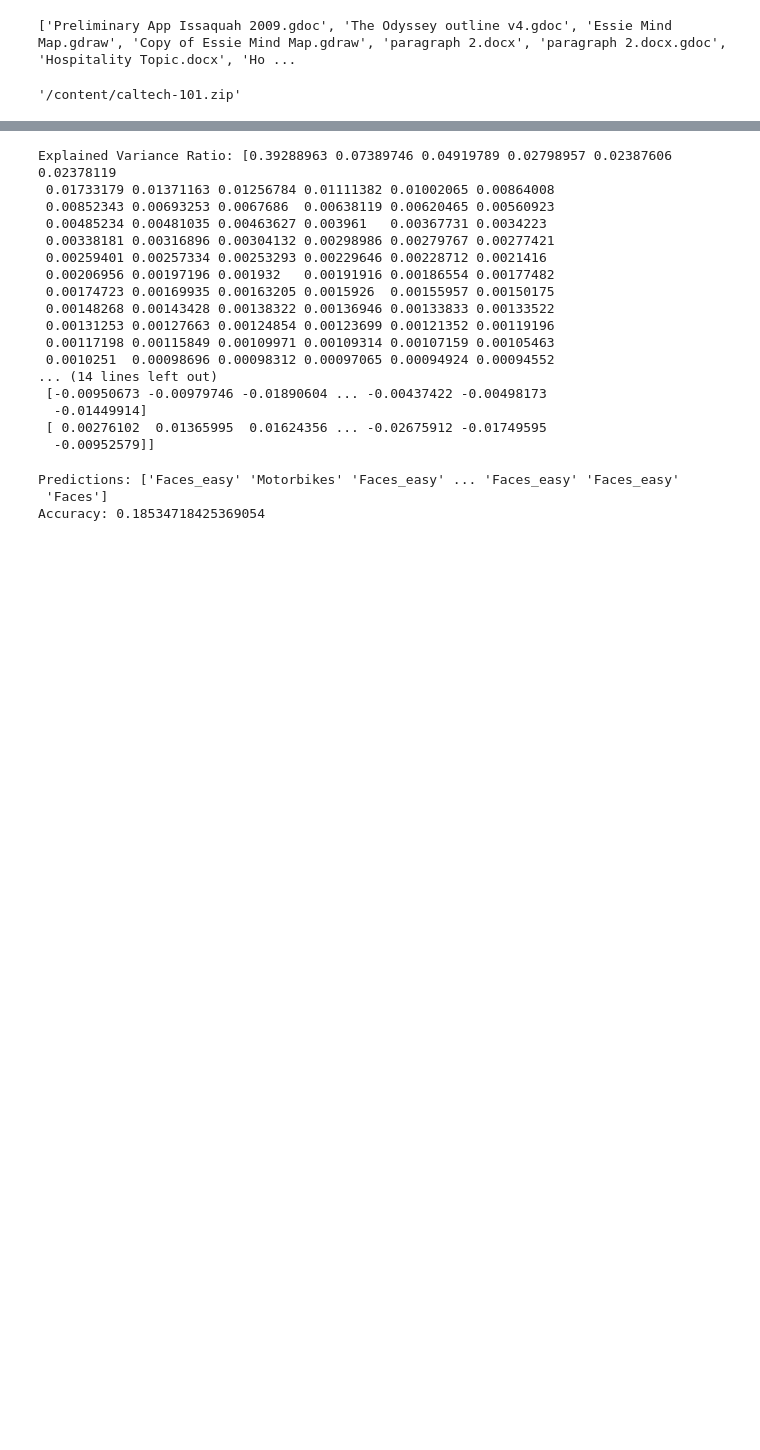
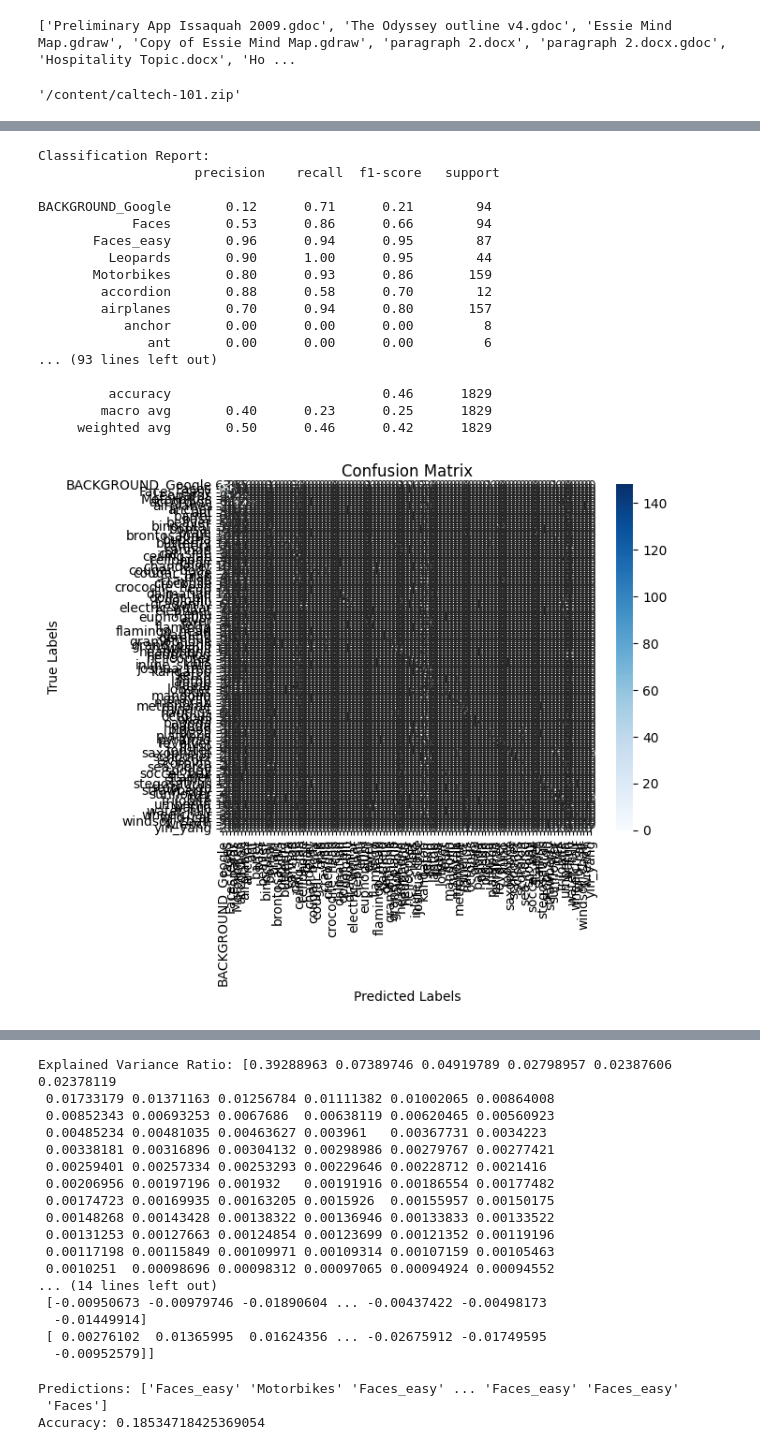
Before and after one commit to AARomanow/wiki, a Jupyter notebook: Caltech101_2.ipynb, the cells around one changed output, grey strips where cells are left out. Drawn from its saved outputs; the diff is of its cells as text; code cells hidden in the pictures; blank space fills up the shorter version.

```diff
--- a/Caltech101_2.ipynb
+++ b/Caltech101_2.ipynb
@@ -290,0 +415,45 @@ BACKGROUND_Google       0.11      0.81      0.20        88
+# %%
+import numpy as np
+from sklearn.metrics import confusion_matrix
+import seaborn as sns
+import matplotlib.pyplot as plt
+
+# Predict the labels for the test data
+test_predictions = svm.predict(test_images_pca)
+
+# Evaluate accuracy on the test set
+test_accuracy = accuracy_score(test_labels, test_predictions)
+
+# Generate classification report on the test set
+classification_rep = classification_report(test_labels, test_predictions)
+print("Classification Report:\n", classification_rep)
+
+# Generate confusion matrix
+cm = confusion_matrix(test_labels, test_predictions)
+
+# Plot confusion matrix as heatmap
+class_names = np.unique(test_labels)
+sns.heatmap(cm, annot=True, fmt="d", cmap="Blues", xticklabels=class_names, yticklabels=class_names)
+plt.title('Confusion Matrix')
+plt.xlabel('Predicted Labels')
+plt.ylabel('True Labels')
+plt.show()
+# %% [output]
+Classification Report:
+                    precision    recall  f1-score   support
+
+BACKGROUND_Google       0.12      0.71      0.21        94
+            Faces       0.53      0.86      0.66        94
+       Faces_easy       0.96      0.94      0.95        87
+         Leopards       0.90      1.00      0.95        44
+       Motorbikes       0.80      0.93      0.86       159
+        accordion       0.88      0.58      0.70        12
+        airplanes       0.70      0.94      0.80       157
+           anchor       0.00      0.00      0.00         8
+              ant       0.00      0.00      0.00         6
+... (93 lines left out)
+
+         accuracy                           0.46      1829
+        macro avg       0.40      0.23      0.25      1829
+     weighted avg       0.50      0.46      0.42      1829
+[figure, added]
```
Also changed, not shown: parts of 11 cells of this notebook.
